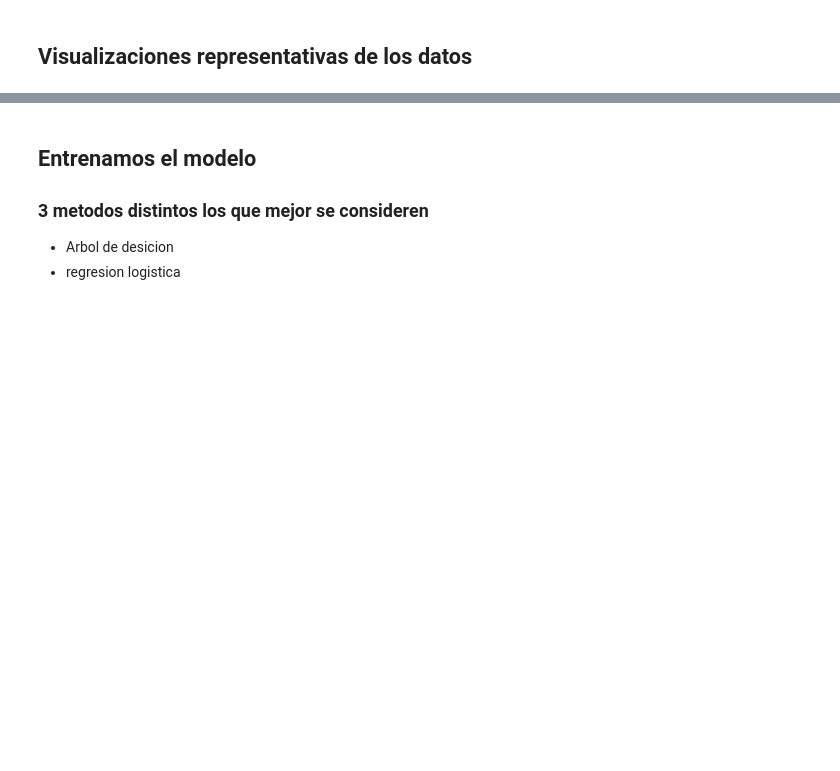
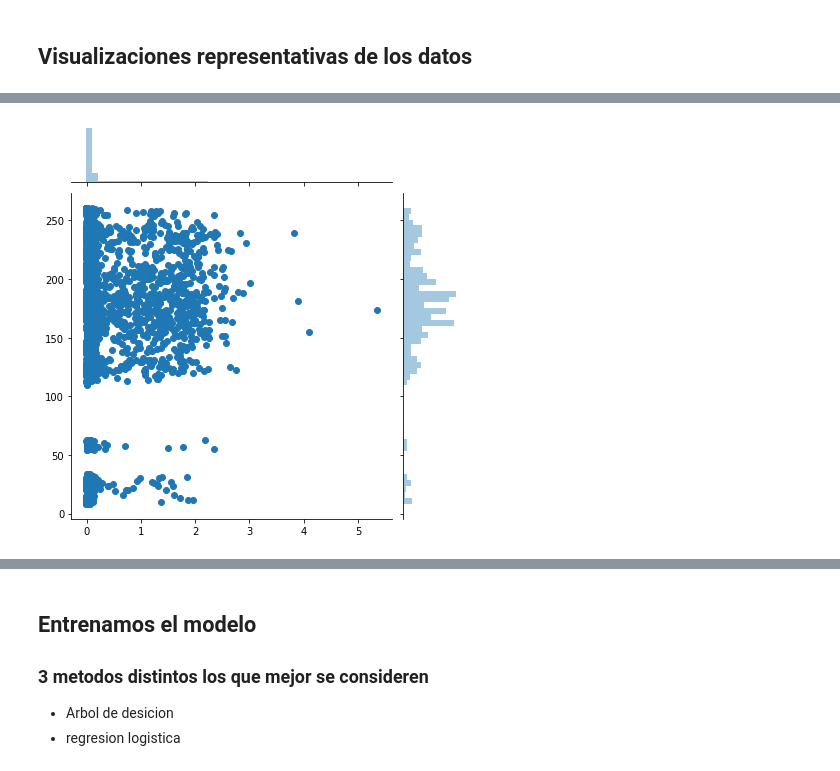
Before and after one commit to HeinzSch/Machine-Learning-Homework, a Jupyter notebook: Homework Astronomic.ipynb, the cells around one changed output, grey strips where cells are left out. Cells and saved outputs as stored; diff of their text form; code cells hidden in the pictures; blank space fills up the shorter version.

```diff
--- a/Homework Astronomic.ipynb
+++ b/Homework Astronomic.ipynb
@@ -107,0 +124,4 @@ X.tail(5)
+# %%
+sns.jointplot(X["redshift"].values, X["ra"].values, data=X);
+# %% [output]
+[figure, added]
```
Also changed, not shown: parts of 13 cells of this notebook, 1 other file.
